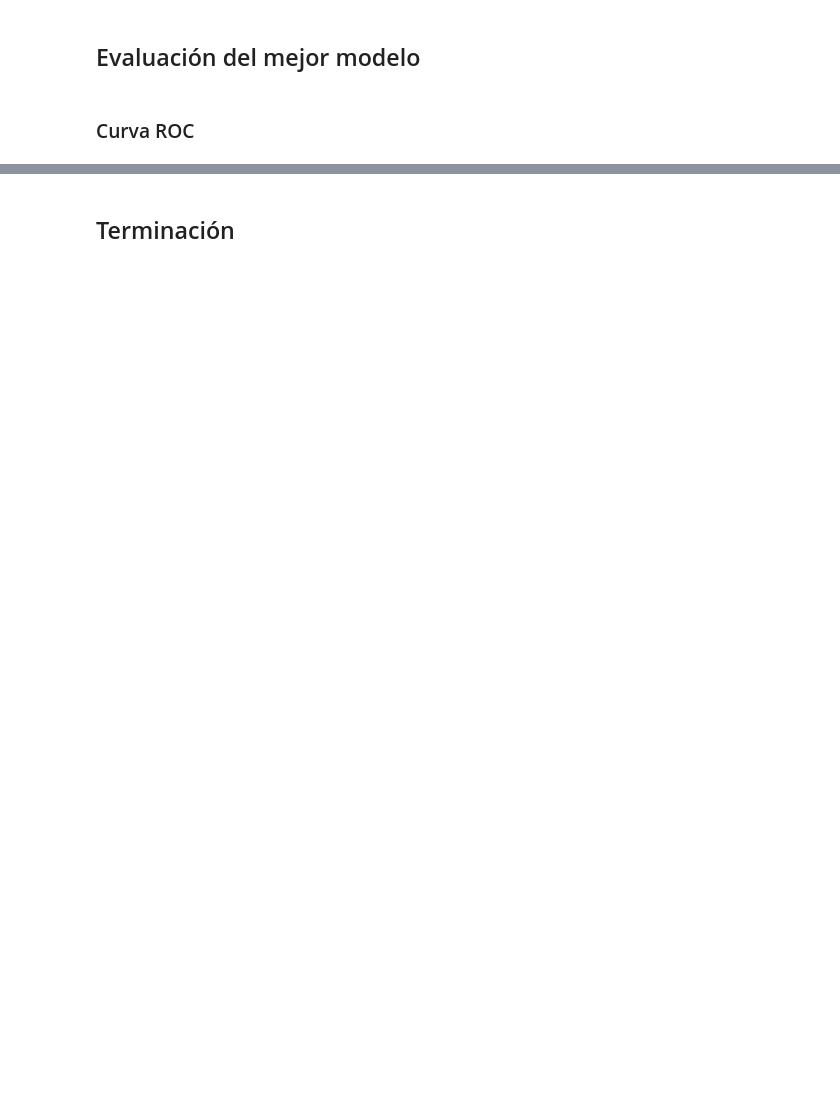
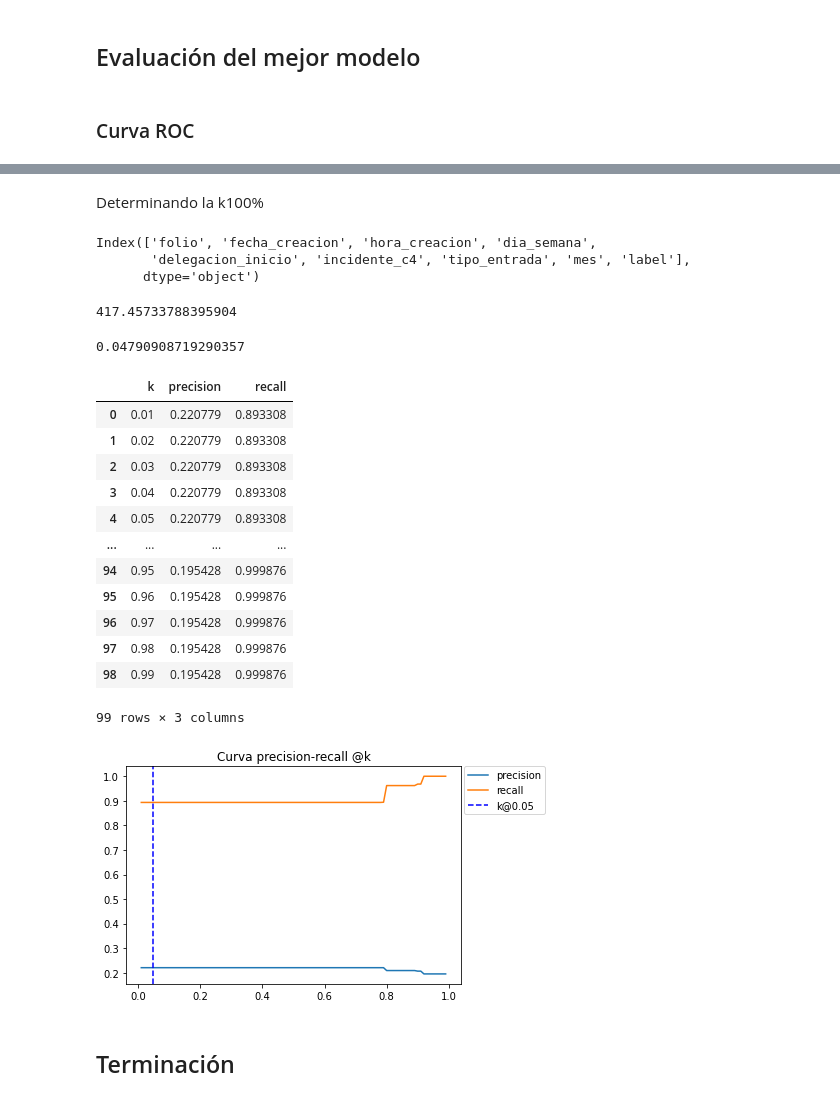
Before and after one commit to rafaelortegar/Proyecto1_IDS_2020, a Jupyter notebook: notebooks/legacy/borrador_jalr_p2.ipynb, the cells around one changed output, grey strips where cells are left out. Drawn from its saved outputs; the diff is of its cells as text; code cells hidden in the pictures; blank space fills up the shorter version.

```diff
--- a/notebooks/legacy/borrador_jalr_p2.ipynb
+++ b/notebooks/legacy/borrador_jalr_p2.ipynb
@@ -423,0 +479,30 @@ plt.show()
+# %% [markdown]
+Determinando la k100%
+# %%
+df_ingest.columns
+# %% [output]
+Index(['folio', 'fecha_creacion', 'hora_creacion', 'dia_semana',
+       'delegacion_inicio', 'incidente_c4', 'tipo_entrada', 'mes', 'label'],
+      dtype='object')
+# %%
+k100 = df_ingest.label.value_counts()[0] / len(df_ingest.fecha_creacion.unique())
+k100
+# %% [output]
+417.45733788395904
+# %%
+k20 = 20 / k100
+k20
+# %% [output]
+0.04790908719290357
+# %%
+def precision_at_k(y_true, y_scores, k):
+    threshold = np.sort(y_scores)[::-1][int(k*len(y_scores))]
+    y_pred = np.asarray([1 if i >= threshold else 0 for i in y_scores])
+
+    return metrics.precision_score(y_true, y_pred)
+# %%
+def recall_at_k(y_true, y_scores, k):
+    threshold = np.sort(y_scores)[::-1][int(k*len(y_scores))]
+    y_pred = np.asarray([1 if i >= threshold else 0 for i in y_scores])
+
+    return metrics.recall_score(y_true, y_pred)
@@ -424,3 +515,50 @@ plt.show()
+# %%
+def pr_k_curve(y_true, y_scores, k_target, save_target):
+    k_values = list(np.arange(0.01, 1, 0.01))
+    pr_k = pd.DataFrame()
+
+    for k in k_values:
+        d = dict()
+        d['k'] = k
+        ## get_top_k es una función que ordena los scores de
+        ## mayor a menor y toma los k% primeros
+        d['precision'] = precision_at_k(y_true, y_scores, k)
+        d['recall'] = recall_at_k(y_true, y_scores, k)
+
+        pr_k = pr_k.append(d, ignore_index=True)
+
+    # para la gráfica
+    fig, ax1 = plt.subplots()
+    ax1.plot(pr_k['k'], pr_k['precision'], label='precision')
+    ax1.plot(pr_k['k'], pr_k['recall'], label='recall')
+
+    # línea vertical
+    plt.axvline(x=k_target, color='b', ls='--', label=f'k@{round(k_target, 2)}')
+    plt.title('Curva precision-recall @k')
+    plt.legend(bbox_to_anchor=(1.01, 1), loc='upper left', borderaxespad=0)
+
+
+    if save_target is not None:
+        plt.savefig(save_target, dpi=300)
+
+    return pr_k
+# %%
+pr_k_curve(y_test, y_scores, k20, 'pr_k_curve')
+# %% [output]
+|  | k | precision | recall |
+| 0 | 0.01 | 0.220779 | 0.893308 |
+| 1 | 0.02 | 0.220779 | 0.893308 |
+| 2 | 0.03 | 0.220779 | 0.893308 |
+| 3 | 0.04 | 0.220779 | 0.893308 |
+| 4 | 0.05 | 0.220779 | 0.893308 |
+| ... | ... | ... | ... |
+| 94 | 0.95 | 0.195428 | 0.999876 |
+| 95 | 0.96 | 0.195428 | 0.999876 |
+| 96 | 0.97 | 0.195428 | 0.999876 |
+| 97 | 0.98 | 0.195428 | 0.999876 |
+| 98 | 0.99 | 0.195428 | 0.999876 |
+99 rows × 3 columns
+[figure, added]
 # %% [markdown]
 ## Terminación
 # %%
```
Also changed, not shown: parts of 14 cells of this notebook.
